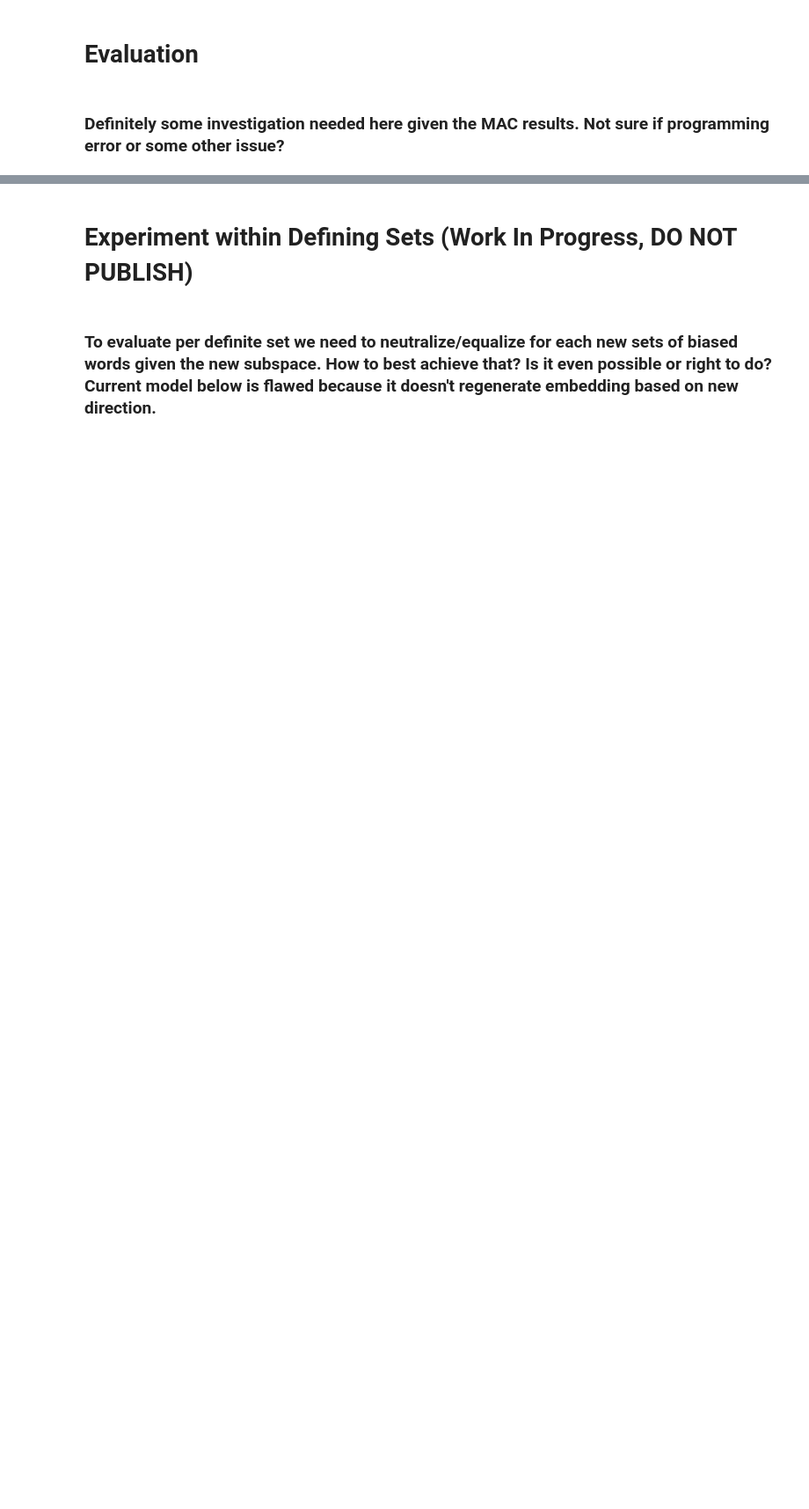
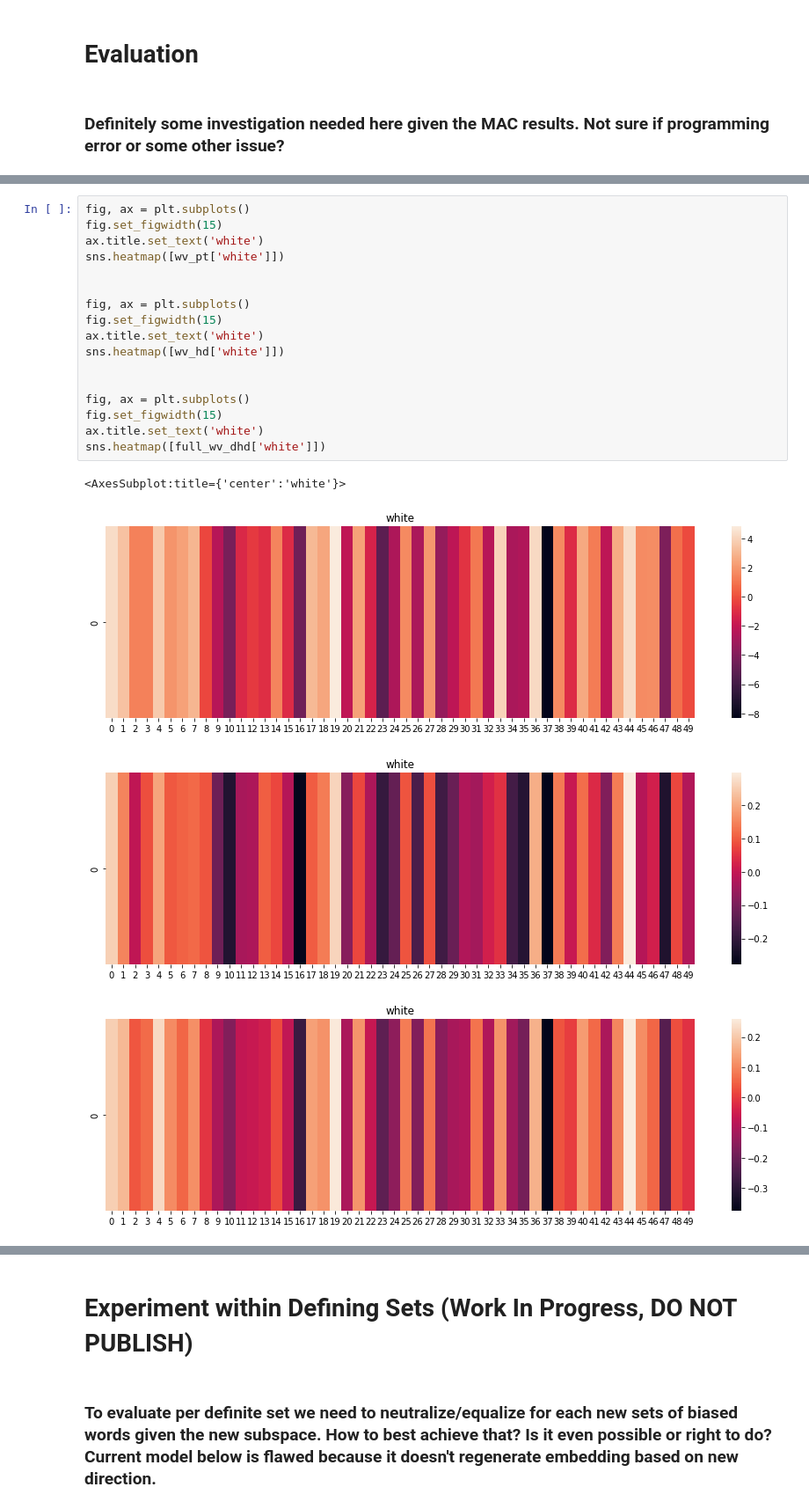
Before and after one commit to YolandaMDavis/DoubleHardMulticlass, a Jupyter notebook: hard-debias-experiment.ipynb, the cells around one changed output, grey strips where cells are left out. Shown at 88% size. Cells and saved outputs as stored; diff of their text form; blank space fills up the shorter version.

```diff
--- a/hard-debias-experiment.ipynb
+++ b/hard-debias-experiment.ipynb
@@ -228,0 +277,22 @@ Double Hard Debiased MAC: 0.8813308006758301
+# %%
+fig, ax = plt.subplots()
+fig.set_figwidth(15)
+ax.title.set_text('white')
+sns.heatmap([wv_pt['white']])
+
+
+fig, ax = plt.subplots()
+fig.set_figwidth(15)
+ax.title.set_text('white')
+sns.heatmap([wv_hd['white']])
+
+
+fig, ax = plt.subplots()
+fig.set_figwidth(15)
+ax.title.set_text('white')
+sns.heatmap([full_wv_dhd['white']])
+# %% [output]
+<AxesSubplot:title={'center':'white'}>
+[figure, added]
+[figure, added]
+[figure, added]
```
Also changed, not shown: parts of 14 cells of this notebook, 3 other files.
